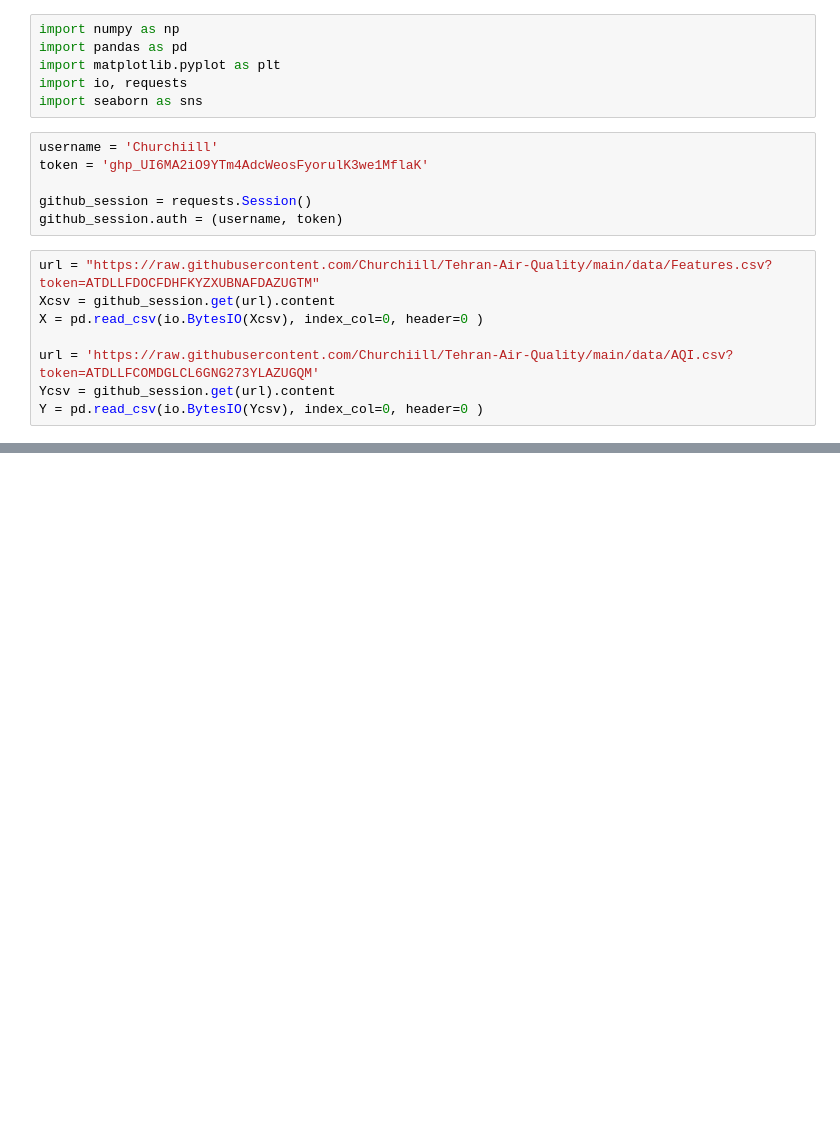
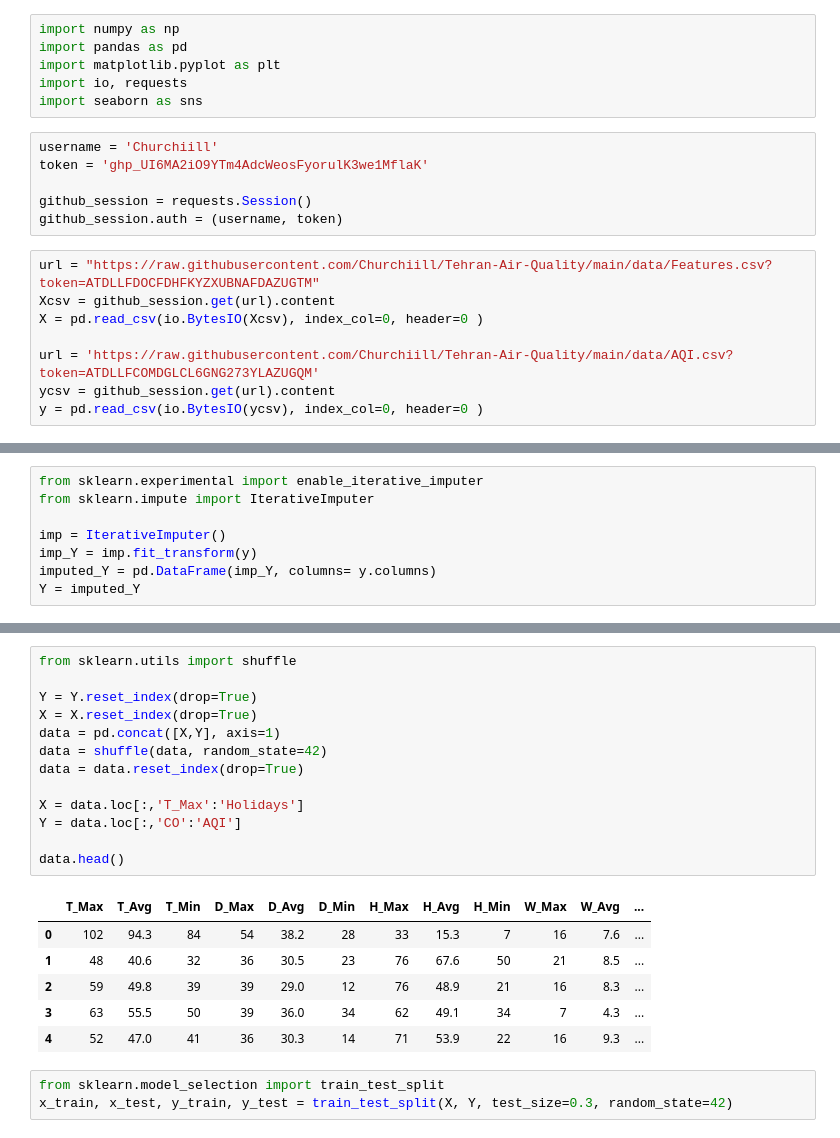
Before and after one commit to Amirosein/Tehran-Air-Quality, a Jupyter notebook: Tehran_AQI.ipynb, the cells around one changed output, grey strips where cells are left out. Cells and saved outputs as stored; diff of their text form; blank space fills up the shorter version.

```diff
--- a/Tehran_AQI.ipynb
+++ b/Tehran_AQI.ipynb
@@ -18,6 +18,6 @@ Xcsv = github_session.get(url).content
 X = pd.read_csv(io.BytesIO(Xcsv), index_col=0, header=0 )
 
 url = 'https://raw.githubusercontent.com/Churchiill/Tehran-Air-Quality/main/data/AQI.csv?token=ATDLLFCOMDGLCL6GNG273YLAZUGQM'
-Ycsv = github_session.get(url).content
-Y = pd.read_csv(io.BytesIO(Ycsv), index_col=0, header=0 )
+ycsv = github_session.get(url).content
+y = pd.read_csv(io.BytesIO(ycsv), index_col=0, header=0 )
 # %%
@@ -31,0 +65,8 @@ X.tail()
+# %%
+from sklearn.experimental import enable_iterative_imputer
+from sklearn.impute import IterativeImputer
+
+imp = IterativeImputer()
+imp_Y = imp.fit_transform(y)
+imputed_Y = pd.DataFrame(imp_Y, columns= y.columns)
+Y = imputed_Y
@@ -31,0 +91,23 @@ X.tail()
+# %%
+from sklearn.utils import shuffle
+
+Y = Y.reset_index(drop=True)
+X = X.reset_index(drop=True)
+data = pd.concat([X,Y], axis=1)
+data = shuffle(data, random_state=42)
+data = data.reset_index(drop=True)
+
+X = data.loc[:,'T_Max':'Holidays']
+Y = data.loc[:,'CO':'AQI']
+
+data.head()
+# %% [output]
+|  | T_Max | T_Avg | T_Min | D_Max | D_Avg | D_Min | H_Max | H_Avg | H_Min | W_Max | W_Avg | ... |
+| 0 | 102 | 94.3 | 84 | 54 | 38.2 | 28 | 33 | 15.3 | 7 | 16 | 7.6 | ... |
+| 1 | 48 | 40.6 | 32 | 36 | 30.5 | 23 | 76 | 67.6 | 50 | 21 | 8.5 | ... |
+| 2 | 59 | 49.8 | 39 | 39 | 29.0 | 12 | 76 | 48.9 | 21 | 16 | 8.3 | ... |
+| 3 | 63 | 55.5 | 50 | 39 | 36.0 | 34 | 62 | 49.1 | 34 | 7 | 4.3 | ... |
+| 4 | 52 | 47.0 | 41 | 36 | 30.3 | 14 | 71 | 53.9 | 22 | 16 | 9.3 | ... |
+# %%
+from sklearn.model_selection import train_test_split
+x_train, x_test, y_train, y_test = train_test_split(X, Y, test_size=0.3, random_state=42)
```
Also changed, not shown: parts of 7 cells of this notebook.
